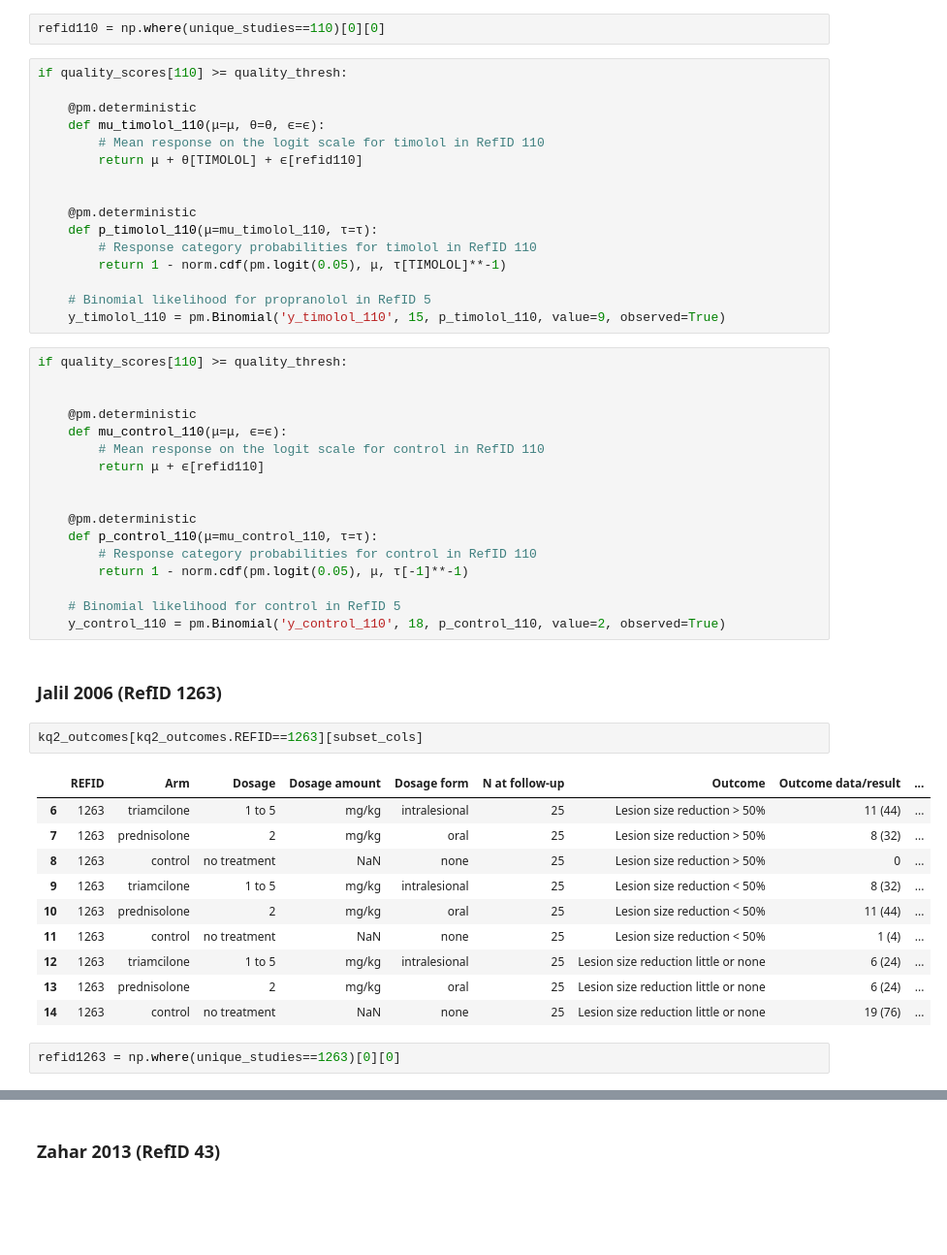
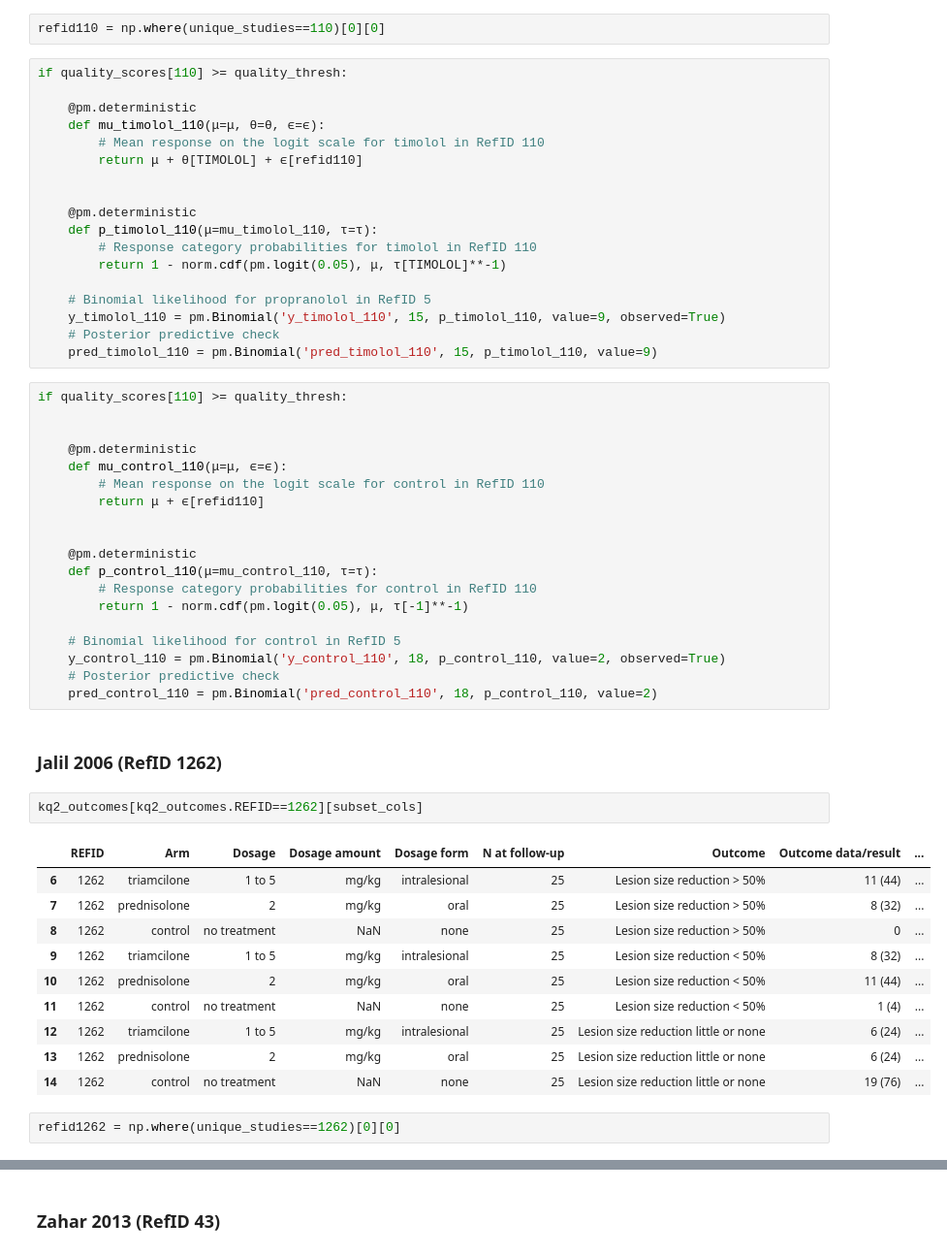
Before and after one commit to VanderbiltPopHealthSci/IH_meta-analysis, a Jupyter notebook: Infantile Hemangioma Meta-analysis.ipynb, the cells around one changed output, grey strips where cells are left out. Shown at 97% size. Drawn from its saved outputs; the diff is of its cells as text; blank space fills up the shorter version.

```diff
--- a/Infantile Hemangioma Meta-analysis.ipynb
+++ b/Infantile Hemangioma Meta-analysis.ipynb
@@ -331,6 +337,8 @@ if quality_scores[110] >= quality_thresh:
 
     # Binomial likelihood for propranolol in RefID 5
     y_timolol_110 = pm.Binomial('y_timolol_110', 15, p_timolol_110, value=9, observed=True)
+    # Posterior predictive check
+    pred_timolol_110 = pm.Binomial('pred_timolol_110', 15, p_timolol_110, value=9)
 # %%
 if quality_scores[110] >= quality_thresh:
 
@@ -348,21 +356,23 @@ if quality_scores[110] >= quality_thresh:
 
     # Binomial likelihood for control in RefID 5
     y_control_110 = pm.Binomial('y_control_110', 18, p_control_110, value=2, observed=True)
+    # Posterior predictive check
+    pred_control_110 = pm.Binomial('pred_control_110', 18, p_control_110, value=2)
 # %% [markdown]
-### Jalil 2006 (RefID 1263)
+### Jalil 2006 (RefID 1262)
 # %%
-kq2_outcomes[kq2_outcomes.REFID==1263][subset_cols]
+kq2_outcomes[kq2_outcomes.REFID==1262][subset_cols]
 # %% [output]
 |  | REFID | Arm | Dosage | Dosage amount | Dosage form | N at follow-up | Outcome | Outcome data/result | ... |
-| 6 | 1263 | triamcilone | 1 to 5 | mg/kg | intralesional | 25 | Lesion size reduction > 50% | 11 (44) | ... |
-| 7 | 1263 | prednisolone | 2 | mg/kg | oral | 25 | Lesion size reduction > 50% | 8 (32) | ... |
-| 8 | 1263 | control | no treatment | NaN | none | 25 | Lesion size reduction > 50% | 0 | ... |
-| 9 | 1263 | triamcilone | 1 to 5 | mg/kg | intralesional | 25 | Lesion size reduction < 50% | 8 (32) | ... |
-| 10 | 1263 | prednisolone | 2 | mg/kg | oral | 25 | Lesion size reduction < 50% | 11 (44) | ... |
-| 11 | 1263 | control | no treatment | NaN | none | 25 | Lesion size reduction < 50% | 1 (4) | ... |
-| 12 | 1263 | triamcilone | 1 to 5 | mg/kg | intralesional | 25 | Lesion size reduction little or none | 6 (24) | ... |
-| 13 | 1263 | prednisolone | 2 | mg/kg | oral | 25 | Lesion size reduction little or none | 6 (24) | ... |
-| 14 | 1263 | control | no treatment | NaN | none | 25 | Lesion size reduction little or none | 19 (76) | ... |
+| 6 | 1262 | triamcilone | 1 to 5 | mg/kg | intralesional | 25 | Lesion size reduction > 50% | 11 (44) | ... |
+| 7 | 1262 | prednisolone | 2 | mg/kg | oral | 25 | Lesion size reduction > 50% | 8 (32) | ... |
+| 8 | 1262 | control | no treatment | NaN | none | 25 | Lesion size reduction > 50% | 0 | ... |
+| 9 | 1262 | triamcilone | 1 to 5 | mg/kg | intralesional | 25 | Lesion size reduction < 50% | 8 (32) | ... |
+| 10 | 1262 | prednisolone | 2 | mg/kg | oral | 25 | Lesion size reduction < 50% | 11 (44) | ... |
+| 11 | 1262 | control | no treatment | NaN | none | 25 | Lesion size reduction < 50% | 1 (4) | ... |
+| 12 | 1262 | triamcilone | 1 to 5 | mg/kg | intralesional | 25 | Lesion size reduction little or none | 6 (24) | ... |
+| 13 | 1262 | prednisolone | 2 | mg/kg | oral | 25 | Lesion size reduction little or none | 6 (24) | ... |
+| 14 | 1262 | control | no treatment | NaN | none | 25 | Lesion size reduction little or none | 19 (76) | ... |
 # %%
-refid1263 = np.where(unique_studies==1263)[0][0]
+refid1262 = np.where(unique_studies==1262)[0][0]
 # %%
```
Also changed, not shown: parts of 50 cells of this notebook.
